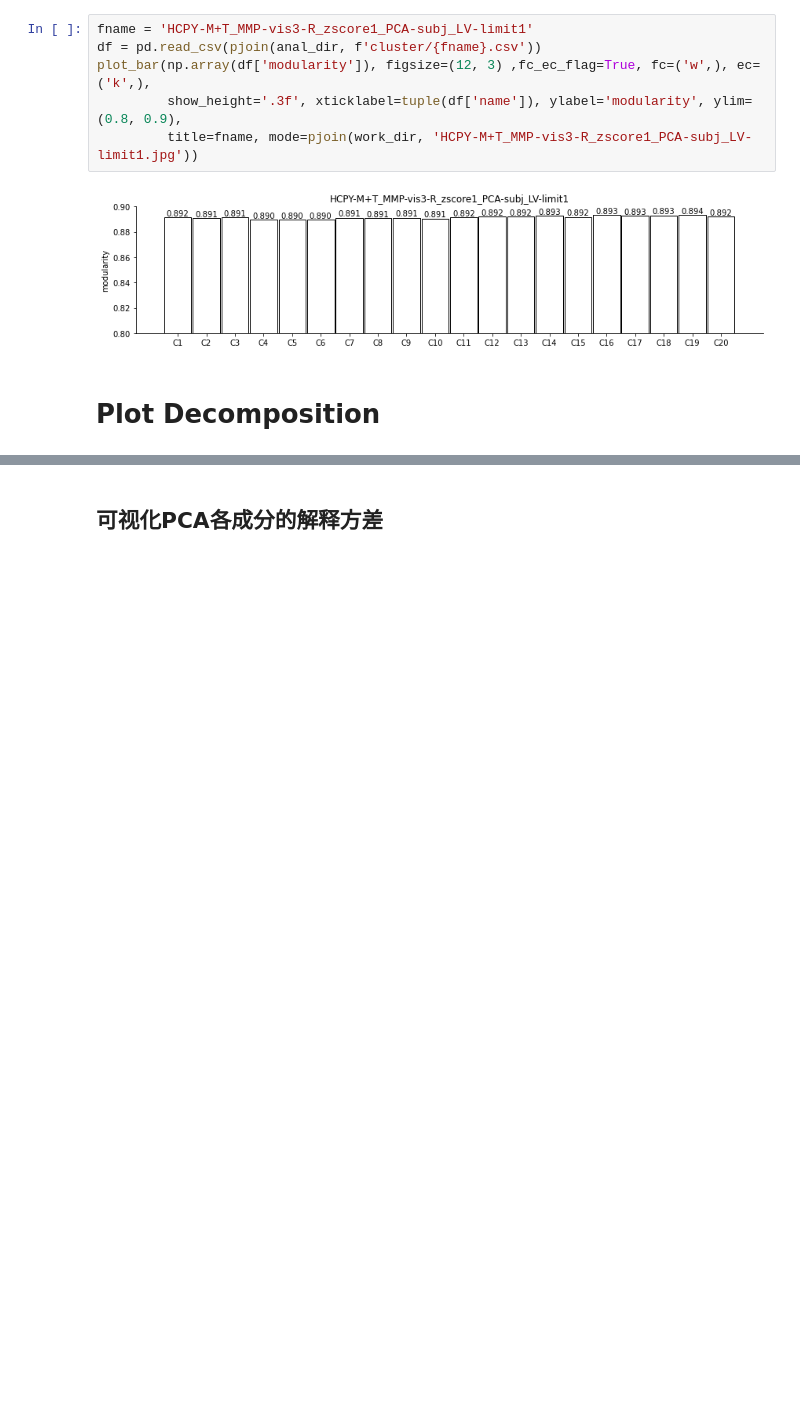
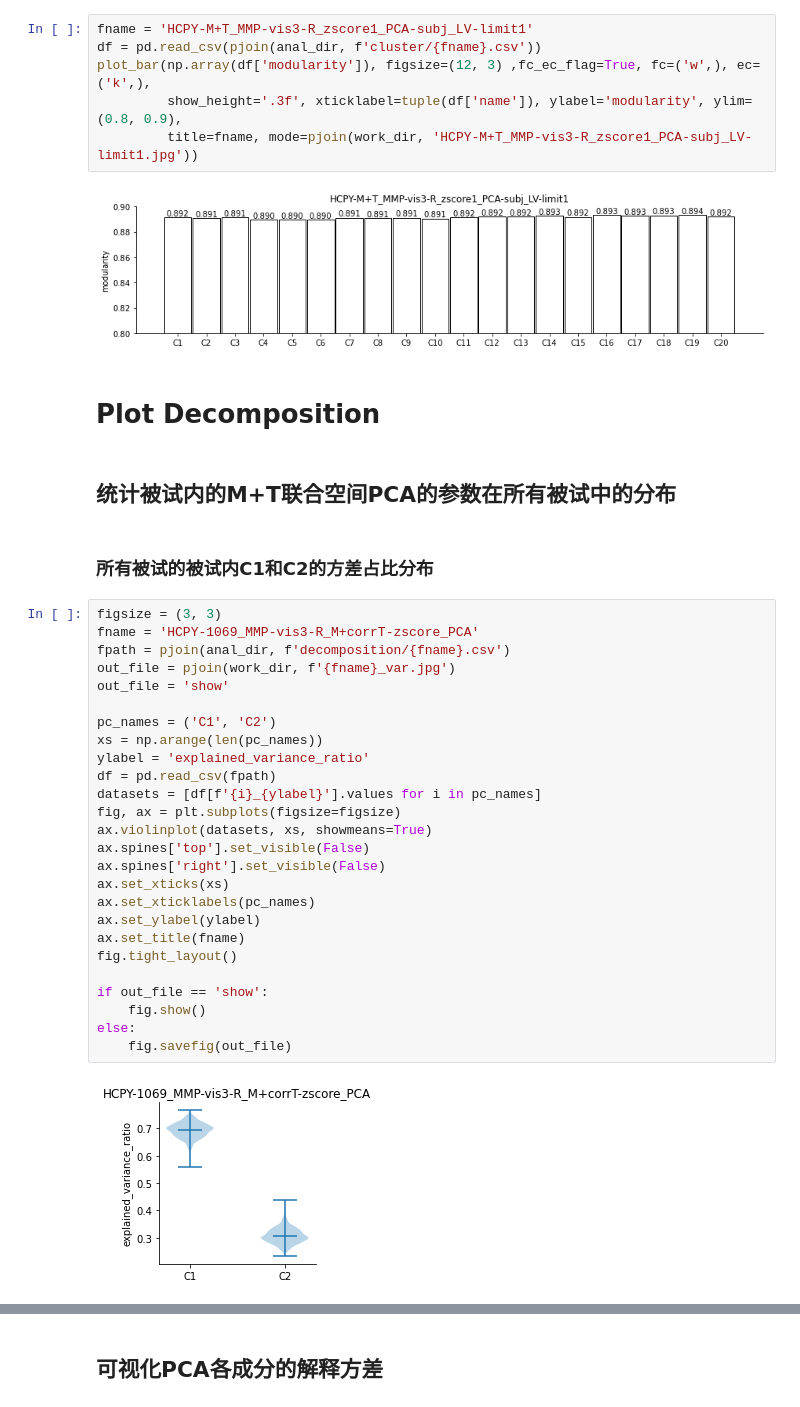
Before and after one commit to BNUCNL/nibrain, a Jupyter notebook: cxy_visual_dev/scripts/plot_line_bar.ipynb, the cells around one changed output, grey strips where cells are left out. Cells and saved outputs as stored; diff of their text form; blank space fills up the shorter version.

```diff
--- a/cxy_visual_dev/scripts/plot_line_bar.ipynb
+++ b/cxy_visual_dev/scripts/plot_line_bar.ipynb
@@ -1031,3 +1031,35 @@ plot_bar(np.array(df['modularity']), figsize=(12, 3) ,fc_ec_flag=True, fc=('w',)
 [figure]
 # %% [markdown]
 # Plot Decomposition
+# %% [markdown]
+## 统计被试内的M+T联合空间PCA的参数在所有被试中的分布
+# %% [markdown]
+### 所有被试的被试内C1和C2的方差占比分布
+# %%
+figsize = (3, 3)
+fname = 'HCPY-1069_MMP-vis3-R_M+corrT-zscore_PCA'
+fpath = pjoin(anal_dir, f'decomposition/{fname}.csv')
+out_file = pjoin(work_dir, f'{fname}_var.jpg')
+out_file = 'show'
+
+pc_names = ('C1', 'C2')
+xs = np.arange(len(pc_names))
+ylabel = 'explained_variance_ratio'
+df = pd.read_csv(fpath)
+datasets = [df[f'{i}_{ylabel}'].values for i in pc_names]
+fig, ax = plt.subplots(figsize=figsize)
+ax.violinplot(datasets, xs, showmeans=True)
+ax.spines['top'].set_visible(False)
+ax.spines['right'].set_visible(False)
+ax.set_xticks(xs)
+ax.set_xticklabels(pc_names)
+ax.set_ylabel(ylabel)
+ax.set_title(fname)
+fig.tight_layout()
+
+if out_file == 'show':
+    fig.show()
+else:
+    fig.savefig(out_file)
+# %% [output]
+[figure, added]
```
Also changed, not shown: parts of 6 cells of this notebook, 7 other files.
